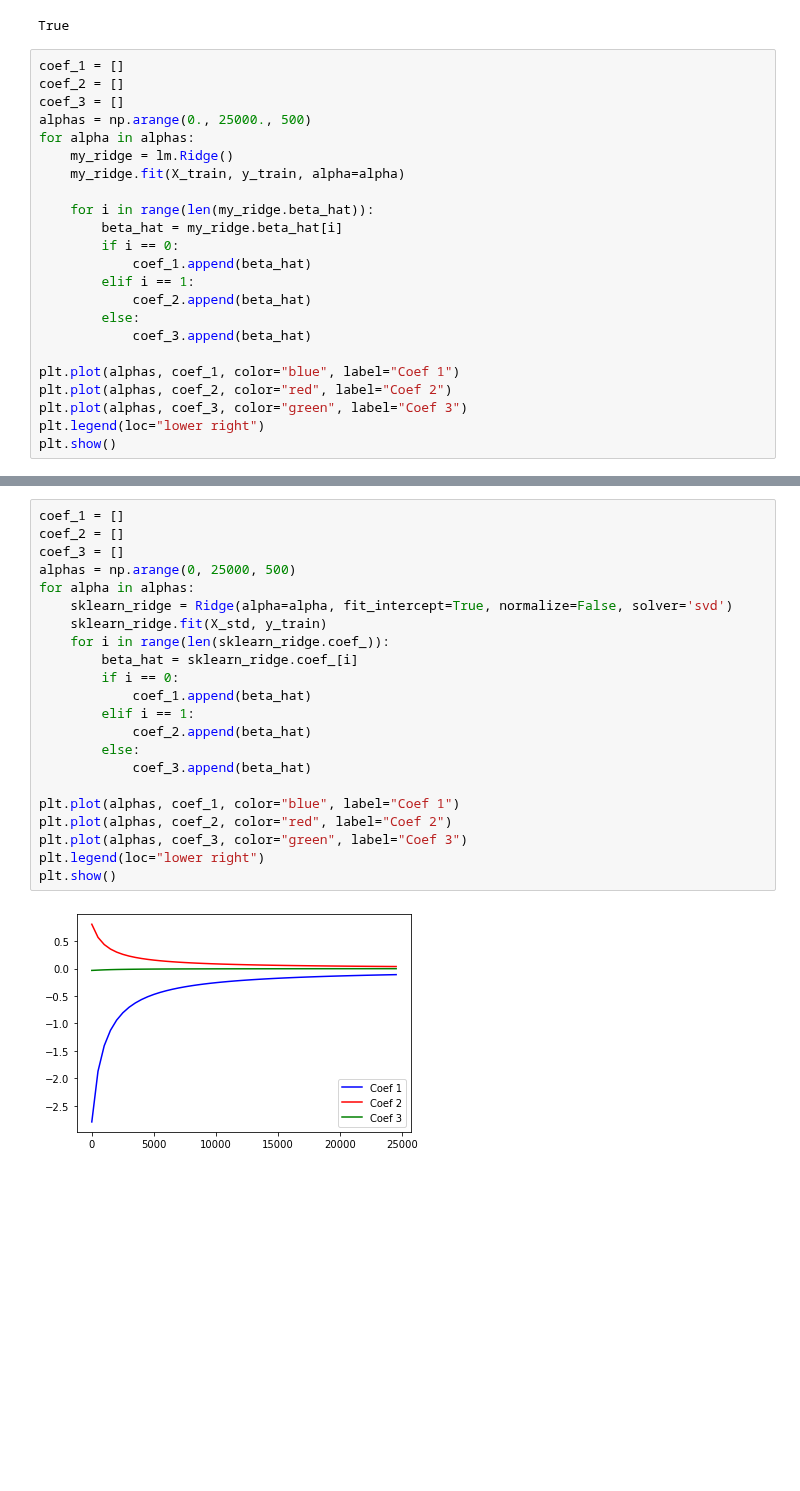
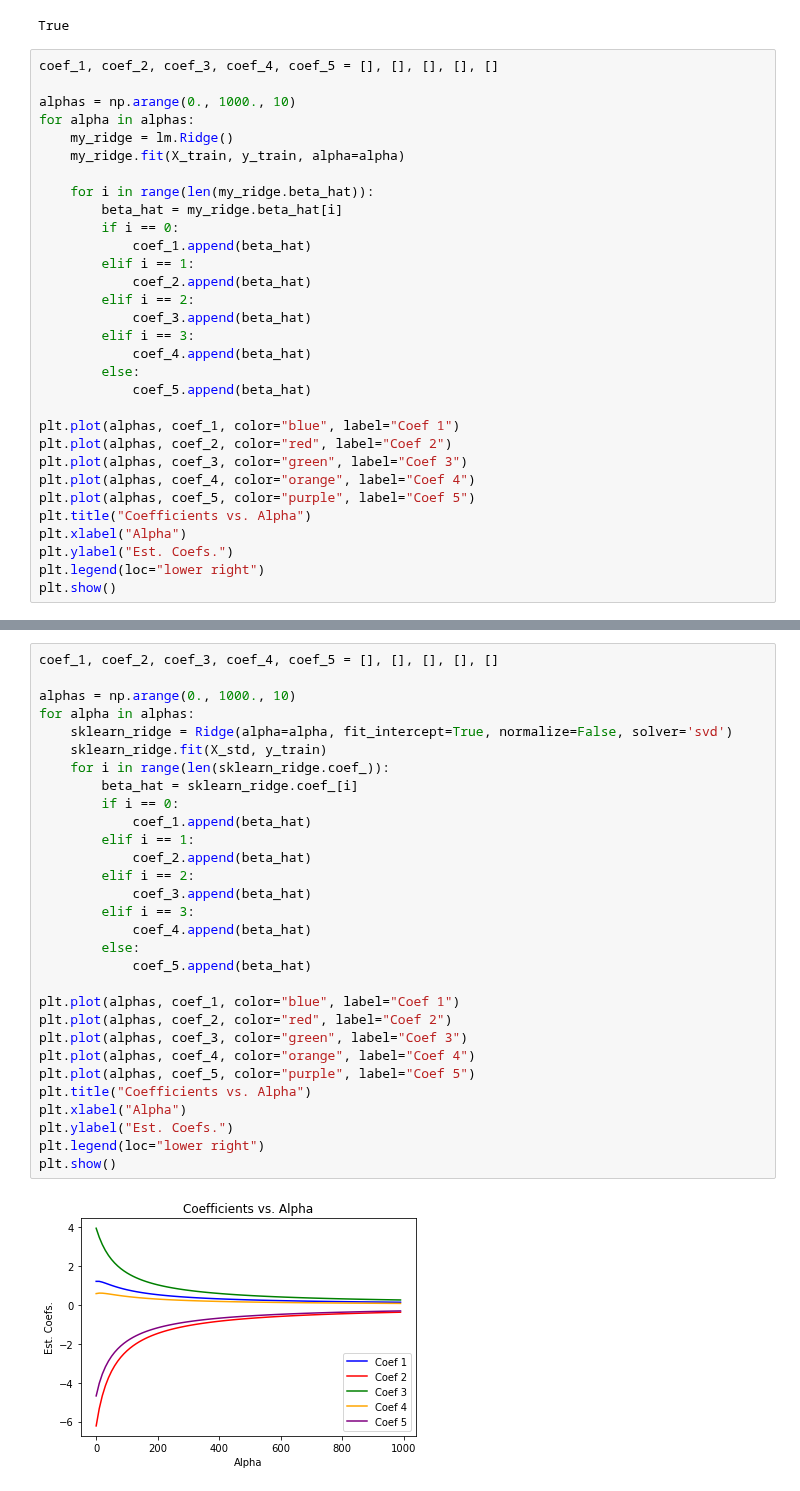
Before and after one commit to jkclem/duct-taped-ml, a Jupyter notebook: supervised/parametric/LinearModels/OLS Explanation and Demonstration.ipynb, the cells around one changed output, grey strips where cells are left out. Saved outputs shown, nothing was run; the diff lists cells and outputs as text; blank space fills up the shorter version.

```diff
--- a/supervised/parametric/LinearModels/OLS Explanation and Demonstration.ipynb
+++ b/supervised/parametric/LinearModels/OLS Explanation and Demonstration.ipynb
@@ -151,10 +154,9 @@ print(np.allclose(my_ridge.beta_hat, sklearn_ridge.coef_))
 # %% [output]
 True
 # %%
-coef_1 = []
-coef_2 = []
-coef_3 = []
-alphas = np.arange(0., 25000., 500)
+coef_1, coef_2, coef_3, coef_4, coef_5 = [], [], [], [], []
+
+alphas = np.arange(0., 1000., 10)
 for alpha in alphas:
     my_ridge = lm.Ridge()
     my_ridge.fit(X_train, y_train, alpha=alpha)
@@ -165,12 +167,21 @@ for alpha in alphas:
             coef_1.append(beta_hat)
         elif i == 1:
             coef_2.append(beta_hat)
+        elif i == 2:
+            coef_3.append(beta_hat)
+        elif i == 3:
+            coef_4.append(beta_hat)
         else:
-            coef_3.append(beta_hat)
+            coef_5.append(beta_hat)
 
 plt.plot(alphas, coef_1, color="blue", label="Coef 1")
 plt.plot(alphas, coef_2, color="red", label="Coef 2")
 plt.plot(alphas, coef_3, color="green", label="Coef 3")
+plt.plot(alphas, coef_4, color="orange", label="Coef 4")
+plt.plot(alphas, coef_5, color="purple", label="Coef 5")
+plt.title("Coefficients vs. Alpha")
+plt.xlabel("Alpha")
+plt.ylabel("Est. Coefs.")
 plt.legend(loc="lower right")
 plt.show()
 # %% [output]
@@ -182,27 +189,35 @@ numpy.float64
 # %%
-coef_1 = []
-coef_2 = []
-coef_3 = []
-alphas = np.arange(0, 25000, 500)
+coef_1, coef_2, coef_3, coef_4, coef_5 = [], [], [], [], []
+
+alphas = np.arange(0., 1000., 10)
 for alpha in alphas:
     sklearn_ridge = Ridge(alpha=alpha, fit_intercept=True, normalize=False, solver='svd')
     sklearn_ridge.fit(X_std, y_train)
     for i in range(len(sklearn_ridge.coef_)):
         beta_hat = sklearn_ridge.coef_[i]
         if i == 0:
             coef_1.append(beta_hat)
         elif i == 1:
             coef_2.append(beta_hat)
+        elif i == 2:
+            coef_3.append(beta_hat)
+        elif i == 3:
+            coef_4.append(beta_hat)
         else:
-            coef_3.append(beta_hat)
+            coef_5.append(beta_hat)
 
 plt.plot(alphas, coef_1, color="blue", label="Coef 1")
 plt.plot(alphas, coef_2, color="red", label="Coef 2")
 plt.plot(alphas, coef_3, color="green", label="Coef 3")
+plt.plot(alphas, coef_4, color="orange", label="Coef 4")
+plt.plot(alphas, coef_5, color="purple", label="Coef 5")
+plt.title("Coefficients vs. Alpha")
+plt.xlabel("Alpha")
+plt.ylabel("Est. Coefs.")
 plt.legend(loc="lower right")
 plt.show()
 # %% [output]
-[figure, old version]
+[figure, new version]
 # %%
 cols = 500
 eta = 1
```
Also changed, not shown: parts of 8 cells of this notebook.
